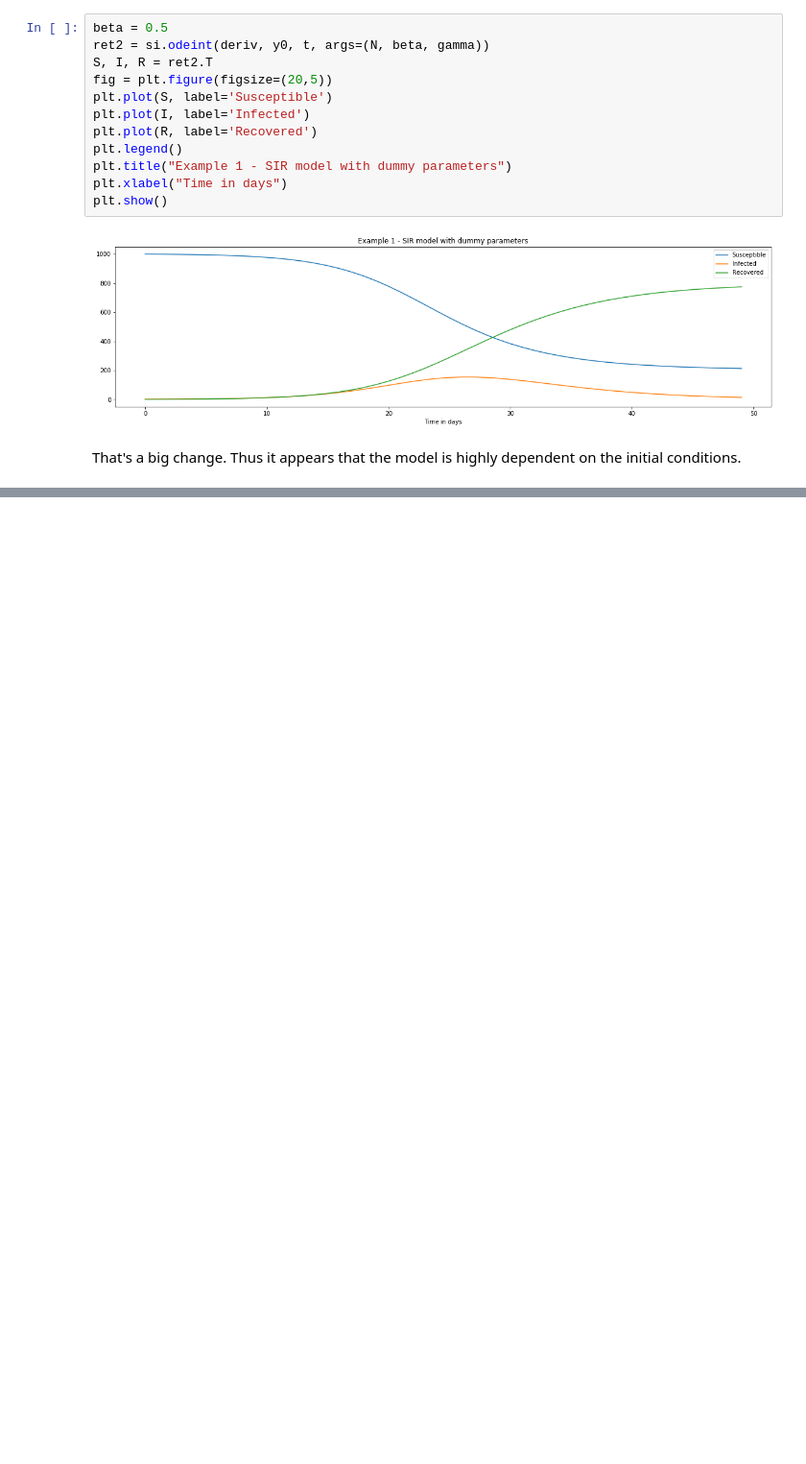
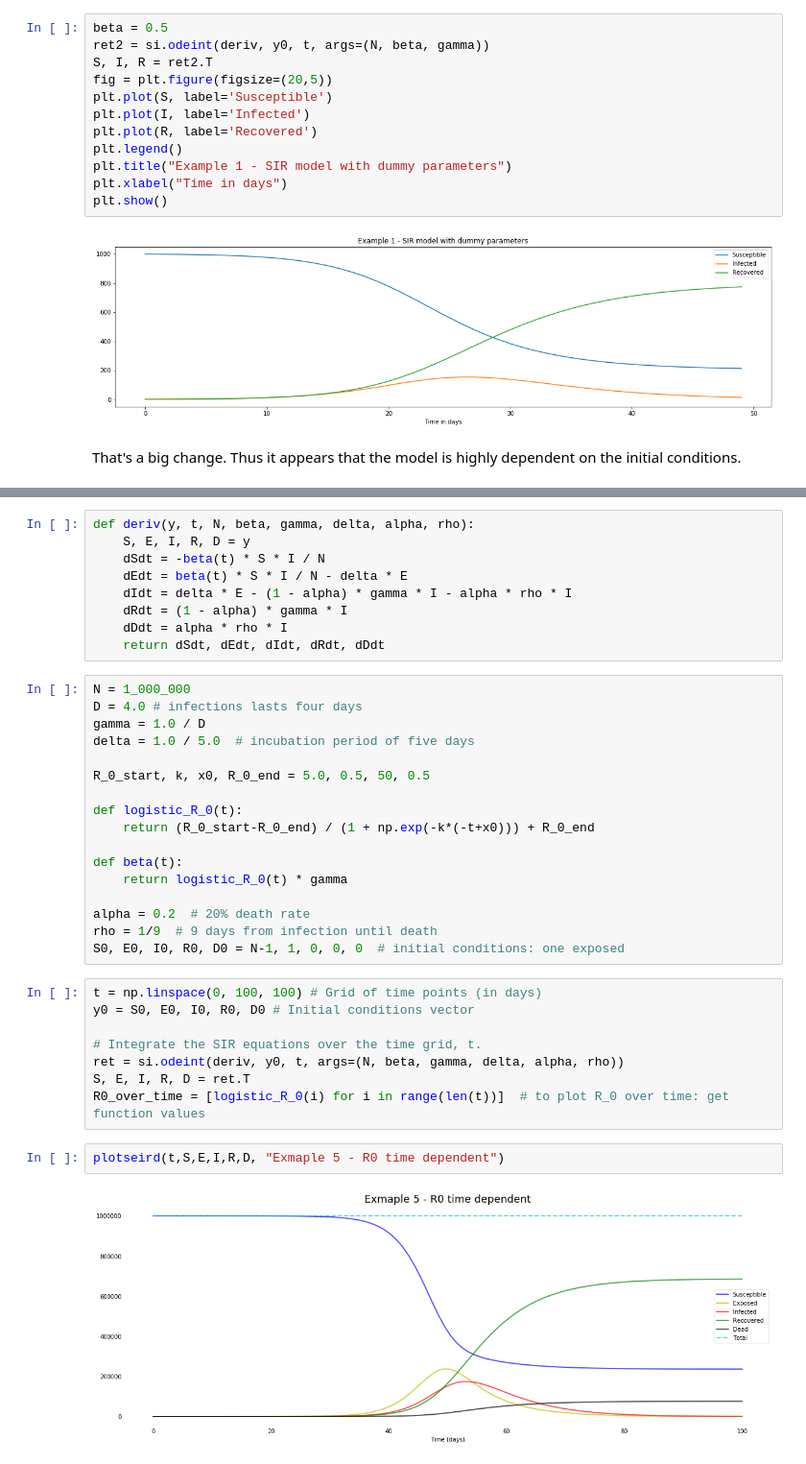
Before and after one commit to jdunavin/InfectiousDisease, a Jupyter notebook: Modeling infectious disease.ipynb, the cells around one changed output, grey strips where cells are left out. Shown at 96% size. Drawn from its saved outputs; the diff is of its cells as text; blank space fills up the shorter version.

```diff
--- a/Modeling infectious disease.ipynb
+++ b/Modeling infectious disease.ipynb
@@ -102,0 +253,38 @@ That's a big change. Thus it appears that the model is highly dependent on the i
+# %%
+def deriv(y, t, N, beta, gamma, delta, alpha, rho):
+    S, E, I, R, D = y
+    dSdt = -beta(t) * S * I / N
+    dEdt = beta(t) * S * I / N - delta * E
+    dIdt = delta * E - (1 - alpha) * gamma * I - alpha * rho * I
+    dRdt = (1 - alpha) * gamma * I
+    dDdt = alpha * rho * I
+    return dSdt, dEdt, dIdt, dRdt, dDdt
+# %%
+N = 1_000_000
+D = 4.0 # infections lasts four days
+gamma = 1.0 / D
+delta = 1.0 / 5.0  # incubation period of five days
+
+R_0_start, k, x0, R_0_end = 5.0, 0.5, 50, 0.5
+
+def logistic_R_0(t):
+    return (R_0_start-R_0_end) / (1 + np.exp(-k*(-t+x0))) + R_0_end
+
+def beta(t):
+    return logistic_R_0(t) * gamma
+
+alpha = 0.2  # 20% death rate
+rho = 1/9  # 9 days from infection until death
+S0, E0, I0, R0, D0 = N-1, 1, 0, 0, 0  # initial conditions: one exposed
+# %%
+t = np.linspace(0, 100, 100) # Grid of time points (in days)
+y0 = S0, E0, I0, R0, D0 # Initial conditions vector
+
+# Integrate the SIR equations over the time grid, t.
+ret = si.odeint(deriv, y0, t, args=(N, beta, gamma, delta, alpha, rho))
+S, E, I, R, D = ret.T
+R0_over_time = [logistic_R_0(i) for i in range(len(t))]  # to plot R_0 over time: get function values
+# %%
+plotseird(t,S,E,I,R,D, "Exmaple 5 - R0 time dependent")
+# %% [output]
+[figure, added]
```
Also changed, not shown: parts of 30 cells of this notebook.
